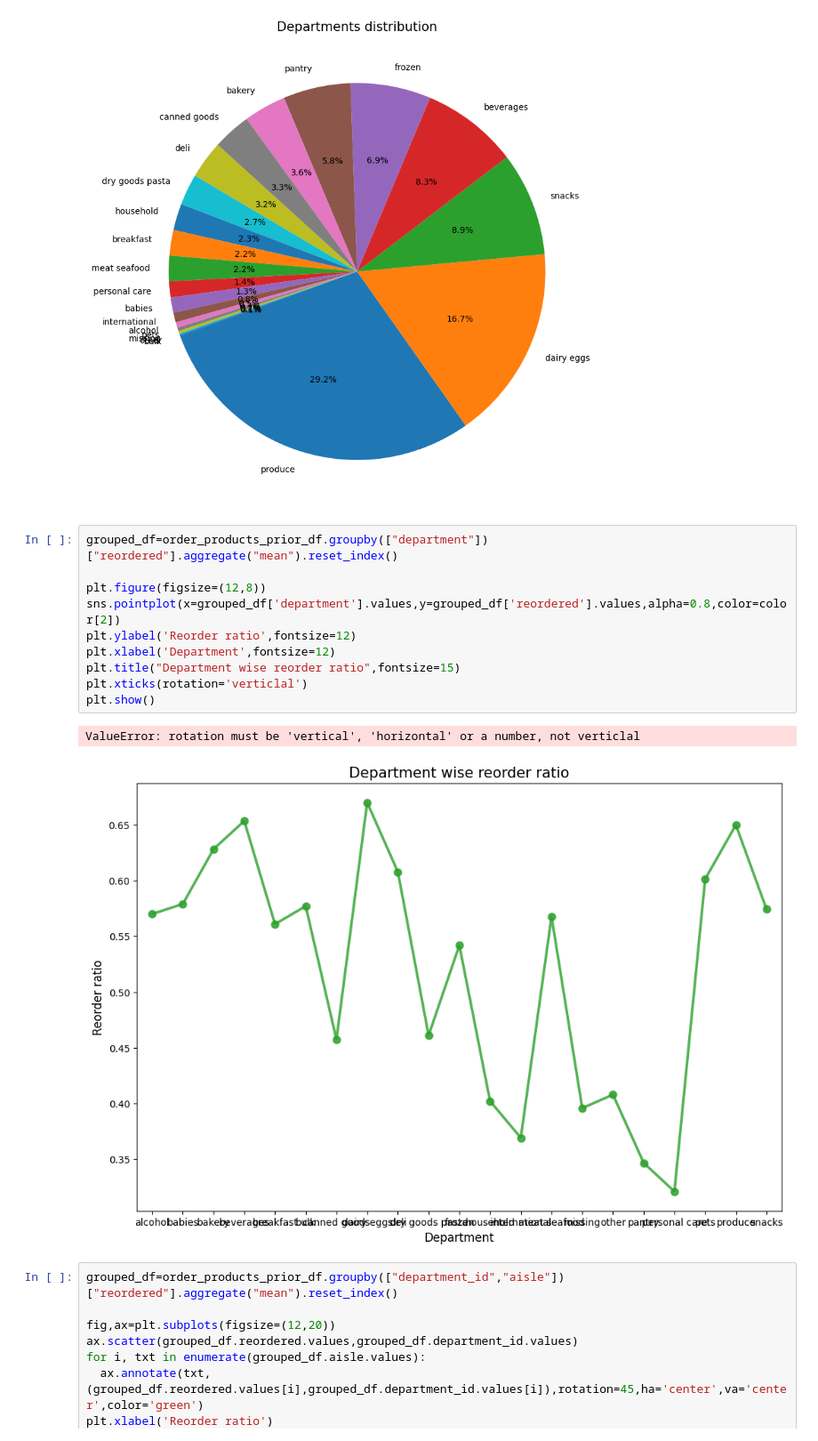
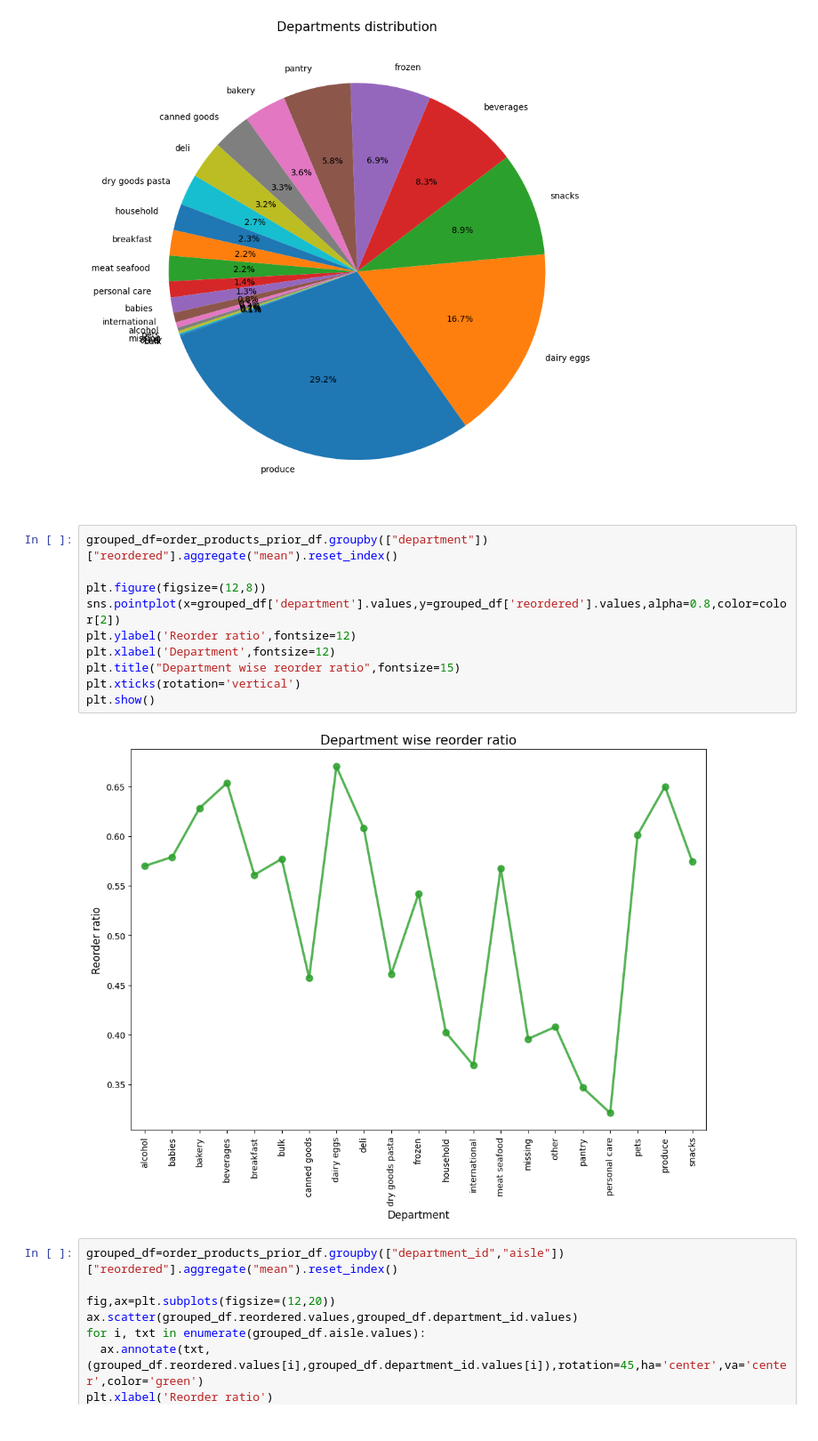
Before and after one commit to ys23-lys/ESAA, a Jupyter notebook: ESAA_YB_WEEK3_필사.ipynb, the cells around one changed output. Shown at 89% size. Cells and saved outputs as stored; diff of their text form.

```diff
--- a/ESAA_YB_WEEK3_필사.ipynb
+++ b/ESAA_YB_WEEK3_필사.ipynb
@@ -271,16 +276,15 @@ plt.show()
 # %%
 grouped_df=order_products_prior_df.groupby(["department"])["reordered"].aggregate("mean").reset_index()
 
 plt.figure(figsize=(12,8))
 sns.pointplot(x=grouped_df['department'].values,y=grouped_df['reordered'].values,alpha=0.8,color=color[2])
 plt.ylabel('Reorder ratio',fontsize=12)
 plt.xlabel('Department',fontsize=12)
 plt.title("Department wise reorder ratio",fontsize=15)
-plt.xticks(rotation='verticlal')
+plt.xticks(rotation='vertical')
 plt.show()
 # %% [output]
-ValueError: rotation must be 'vertical', 'horizontal' or a number, not verticlal
-[figure, old version]
+[figure, new version]
 # %%
 grouped_df=order_products_prior_df.groupby(["department_id","aisle"])["reordered"].aggregate("mean").reset_index()
 
```
Also changed, not shown: parts of 2 cells of this notebook.
